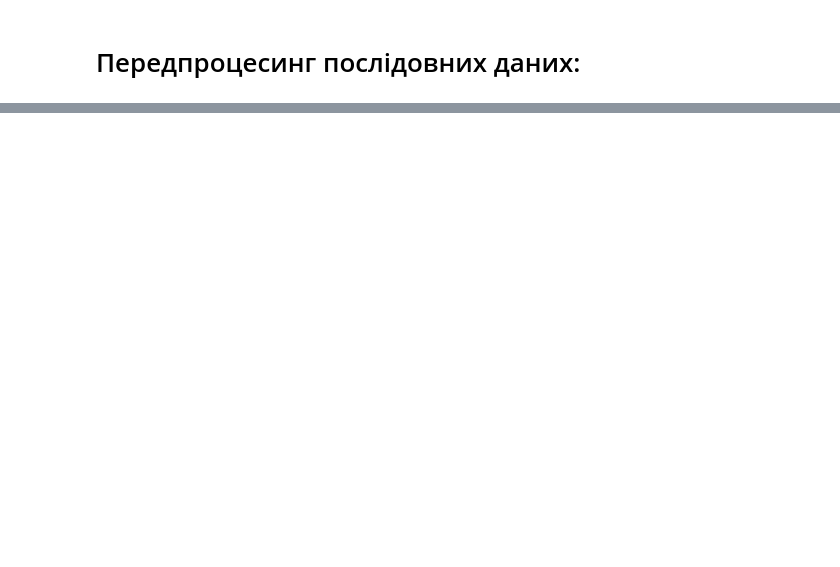
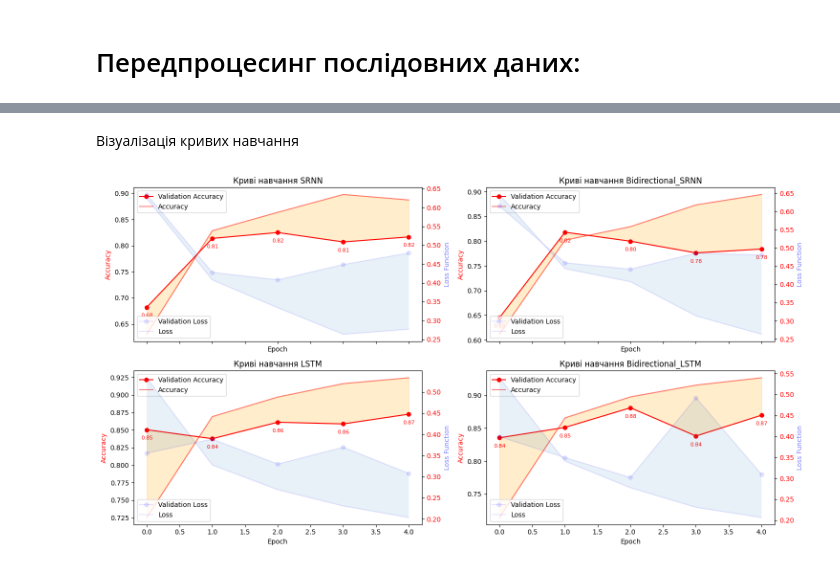
Before and after one commit to sergiokapone/DataScience, a Jupyter notebook: Hw11/Hw11.ipynb, the cells around one changed output, grey strips where cells are left out. Saved outputs shown, nothing was run; the diff lists cells and outputs as text; code cells hidden in the pictures; blank space fills up the shorter version.

```diff
--- a/Hw11/Hw11.ipynb
+++ b/Hw11/Hw11.ipynb
@@ -169,15 +142,0 @@ plt.show()  # Відобразити графіки
-# %%
-predictions = model.predict(input_test)
-
-# Для отримання зрозумілішого вигляду прогнозів, їх можна перетворити в бінарний формат:
-binary_predictions = [1 if pred > 0.5 else 0 for pred in predictions]
-
-# Для порівняння можна вивести деякі прогнозовані значення поряд з фактичними значеннями
-for i in range(10):
-    print(f"Прогнозоване: {binary_predictions[i]}, Фактичне: {y_test[i]}")
-
-# Додатковий крок: Оцінка моделі
-# Це дасть загальну точність моделі на тестових даних
-test_loss, test_acc = model.evaluate(input_test, y_test)
-print("Test Loss: {}".format(test_loss))
-print("Test Accuracy: {}".format(test_acc))
@@ -198,0 +143,3 @@ Test Accuracy: 0.8286399841308594
+# %%
+epochs = 5
+batch_size = 2**6
@@ -198,0 +199,61 @@ Test Accuracy: 0.8286399841308594
+# %% [markdown]
+Візуалізація кривих навчання
+# %%
+fig, axs = plt.subplots(
+    len(models_info) // 2, 2, figsize=(15, 4 * (len(models_info) // 2)), sharex=True
+)
+
+for i, (model_name, model_info) in enumerate(models_info.items()):
+    history = model_info["history"]
+
+    row = i // 2
+    col = i % 2
+
+    ax1 = axs[row, col]
+
+    val_loss = history.history["val_loss"]
+    loss = history.history["loss"]
+    val_accuracy = history.history["val_acc"]
+    accuracy = history.history["acc"]
+
+    ax1.plot(val_accuracy, label="Validation Accuracy", marker="o", color="r")
+    ax1.plot(accuracy, label="Accuracy", color="r", alpha=0.5)
+    ax1.fill_between(
+        range(len(accuracy)), accuracy, val_accuracy, color="orange", alpha=0.2
+    )
+    ax1.tick_params(labelcolor="k")
+    ax1.legend(loc="upper left")
+    ax1.set_xlabel("Epoch")
+    ax1.set_ylabel("Accuracy", color="r")
+
+    for j, acc in enumerate(val_accuracy):
+        ax1.annotate(
+            f"{acc:.2f}",
+            (j, acc),
+            textcoords="offset points",
+            xytext=(0, -15),
+            ha="center",
+            c="r",
+            fontsize=8,
+        )
+
+    ax2 = ax1.twinx()
+
+    ax2.plot(val_loss, label="Validation Loss", marker="o", color="b", alpha=0.1)
+    ax2.plot(loss, label="Loss", color="b", alpha=0.1)
+    ax2.set_ylabel("Loss Function", color="b", alpha=0.5)
+    ax2.fill_between(range(len(loss)), loss, val_loss, alpha=0.1)
+
+    ax2.tick_params(axis="y", labelcolor="r")
+    ax2.grid(True, linestyle="--")
+
+    ax2.legend(loc="lower left")
+
+    plt.grid()
+    plt.title(f"Криві навчання {model_name}")
+
+plt.tight_layout()
+plt.savefig(f"training_curves_epochs_{epochs}_batch_{batch_size}.pdf")
+plt.show()
+# %% [output]
+[figure, added]
```
Also changed, not shown: parts of 31 cells of this notebook, 8 other files.
